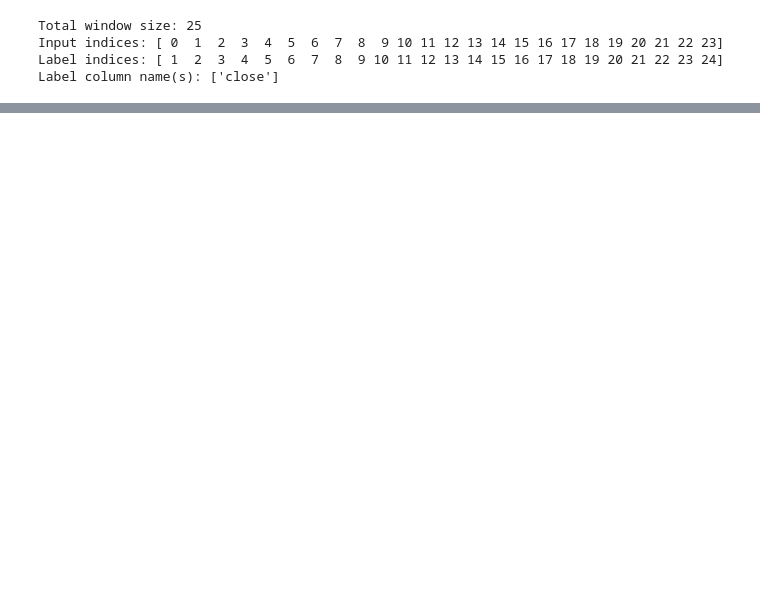
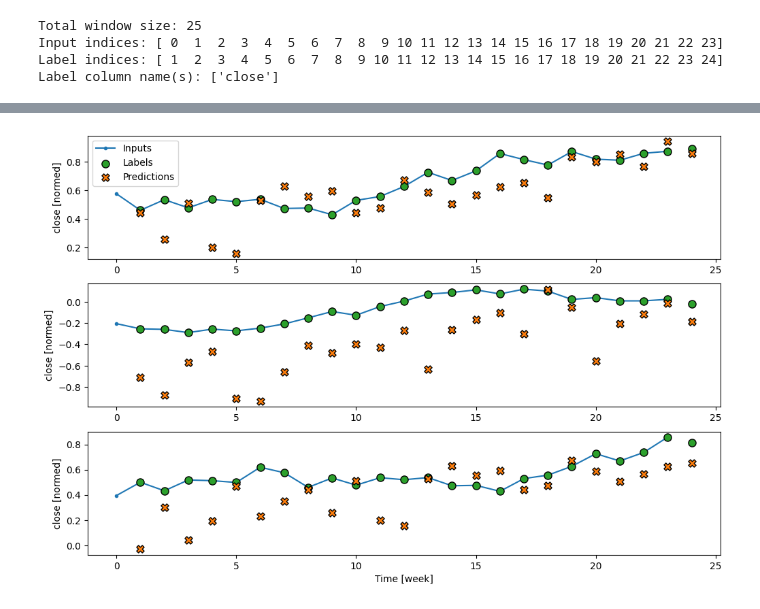
Before and after one commit to lodivandijk/elsa, a Jupyter notebook: src/notebooks/lstm_model.ipynb, the cells around one changed output, grey strips where cells are left out. Cells and saved outputs as stored; diff of their text form; code cells hidden in the pictures; blank space fills up the shorter version.

Commit message:
first dense layer tested in notebooks

```diff
--- a/src/notebooks/lstm_model.ipynb
+++ b/src/notebooks/lstm_model.ipynb
@@ -119,0 +121,5 @@ wide_window.plot(baseline)
+# %%
+linear = tf.keras.Sequential([
+        tf.keras.layers.Dense(units=1)
+    ])
+history = cf.compile_and_fit(linear, single_step_window)
@@ -119,0 +144,4 @@ wide_window.plot(baseline)
+# %%
+wide_window.plot(linear)
+# %% [output]
+[figure, added]
```
Also changed, not shown: parts of 9 cells of this notebook, 2 other files.
